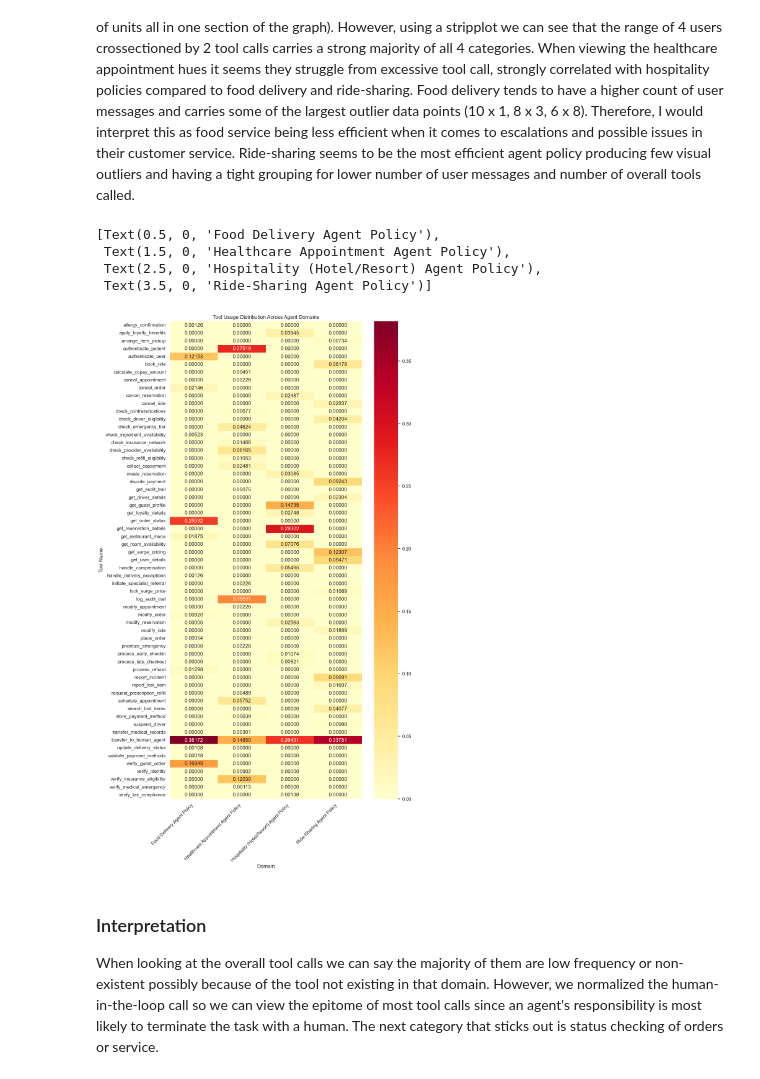
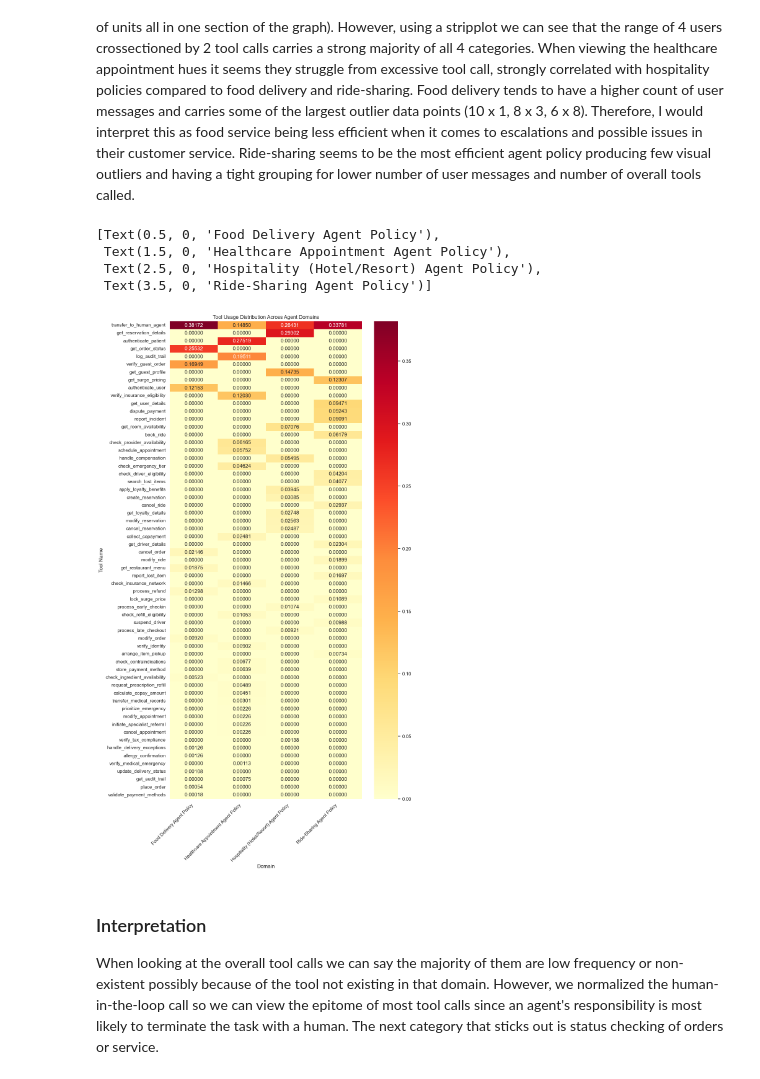
Before and after one commit to KirkKennedyLincoln/masters-module-1, a Jupyter notebook: agent_data_cleanup.ipynb, the cells around one changed output. Cells and saved outputs as stored; diff of their text form; code cells hidden in the pictures.

```diff
--- a/agent_data_cleanup.ipynb
+++ b/agent_data_cleanup.ipynb
@@ -34,20 +62,10 @@ def format_raw_json():
             role_counts = Counter()
 
             # initialize containers for not blocking the DataFrame generation
-            total_tool_calls = 0
             system_prompt = ""
-            num_turns = 0
-            num_user = 0
-            num_assistant = 0
-            num_tool = 0
-            num_system = 0
-            tools_called = 0
-            num_tool_calls = 0
-            num_tools_available = 0
             user_first_message = ""
             messages = []
             domain = ""
-            license = ""
             uuid = line.get("uuid")
             messages = line.get("messages")
             for message in messages:
@@ -65,31 +83,27 @@ def format_raw_json():
                         function = call.get("function")
                         name = function.get("name")
                         tool_counts.update([name])
-                num_turns = len(messages)
-                num_user = role_counts["user"]
-                num_assistant = role_counts["assistant"]
-                num_tool = role_counts["tool"]
-                num_system = role_counts["system"]
-                tools_called = tool_counts.keys()
-                num_tool_calls = sum(tool_counts.values())
-                license = line.get("license", np.nan)
-                has_reasoning = "reasoning" in line
 
             # Build list of dicts
             rows.append({
                 "uuid": uuid,
                 "messages": messages, # Could be seen as excessive and a waste of space unless we are completely transitioning to a new dataset.
                 "system_prompt": system_prompt,
-                "num_turns": num_turns,
-                "num_user": num_user,
-                "num_assistant": num_assistant,
-                "num_tool": num_tool,
-                "num_system": num_system,
-                "tools_called": tools_called,
-                "num_tool_calls": num_tool_calls,
+                "num_turns": len(messages),
+                "num_user": role_counts["user"],
+                "num_assistant": role_counts["assistant"],
+                "num_tool": role_counts["tool"],
+                "num_system": role_counts["system"],
+                "tools_called": tool_counts.keys(),
+                "num_tool_calls": sum(tool_counts.values()),
                 "user_first_message": user_first_message,
-                "license": license,
-                "has_reasoning": has_reasoning
+                "license": line.get("license", np.nan),
+                "has_reasoning": "reasoning" in line
             })
     return pd.DataFrame(rows)
 df = format_raw_json()
+
+print("======HEAD======")
+print(df.head())
+print("\n\n======INFO======")
+print(df.info())
@@ -285,18 +323,19 @@ Text(0, 0.5, 'Total Number of User Messages')
 Due to the discrete nature of what we are looking at, most of this data will be compressed (thousands of units all in one section of the graph).  However, using a stripplot we can see that the range of 4 users crossectioned by 2 tool calls carries a strong majority of all 4 categories.  When viewing the healthcare appointment hues it seems they struggle from excessive tool call, strongly correlated with hospitality policies compared to food delivery and ride-sharing.  Food delivery tends to have a higher count of user messages and carries some of the largest outlier data points (10 x 1, 8 x 3, 6 x 8).  Therefore, I would interpret this as food service being less efficient when it comes to escalations and possible issues in their customer service.  Ride-sharing seems to be the most efficient agent policy producing few visual outliers and having a tight grouping for lower number of user messages and number of overall tools called.
 # %%
 tool_matrix = normalize_tool_name(agent_df)
+tool_matrix = tool_matrix.loc[tool_matrix.sum(axis=1).sort_values(ascending=False).index] # Claude AI helped me with this syntax
 plt.subplots(figsize=(10, 20))
 cx = sns.heatmap(tool_matrix, annot=True, fmt=".5f", cmap="YlOrRd")
 cx.set_title("Tool Usage Distribution Across Agent Domains")
 cx.set_xlabel("Domain")
 cx.set_ylabel("Tool Name")
 cx.set_xticklabels(cx.get_xticklabels(), rotation=45, ha="right")
 # %% [output]
 [Text(0.5, 0, 'Food Delivery Agent Policy'),
  Text(1.5, 0, 'Healthcare Appointment Agent Policy'),
  Text(2.5, 0, 'Hospitality (Hotel/Resort) Agent Policy'),
  Text(3.5, 0, 'Ride-Sharing Agent Policy')]
-[figure, old version]
+[figure, new version]
 # %% [markdown]
 ### Interpretation
 When looking at the overall tool calls we can say the majority of them are low frequency or non-existent possibly because of the tool not existing in that domain.  However, we normalized the human-in-the-loop call so we can view the epitome of most tool calls since an agent's responsibility is most likely to terminate the task with a human.  The next category that sticks out is status checking of orders or service.
```
Also changed, not shown: parts of 14 cells of this notebook, 1 other file.
